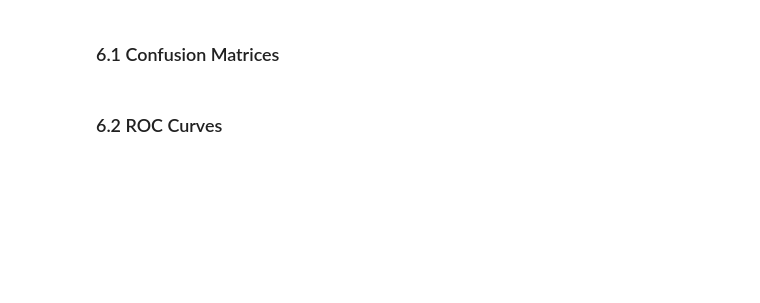
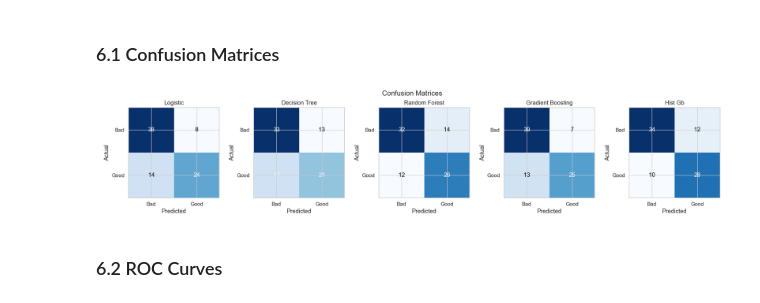
Before and after one commit to ritamrabha/Football-Performance-Prediction, a Jupyter notebook: notebooks/Football_Performance_Prediction.ipynb, the cells around one changed output. Saved outputs shown, nothing was run; the diff lists cells and outputs as text; code cells hidden in the pictures; blank space fills up the shorter version.

```diff
--- a/notebooks/Football_Performance_Prediction.ipynb
+++ b/notebooks/Football_Performance_Prediction.ipynb
@@ -289,7 +506,44 @@ comparison_df, predictions, probas = evaluate_all(trained_models, X_test, y_test
 # %% [markdown]
 ### 6.1 Confusion Matrices
 # %%
-_ = plot_confusion_matrices(trained_models, predictions, y_test, '../outputs')Image('../outputs/confusion_matrices.png')
+import matplotlib.pyplot as plt
+import numpy as np
+from sklearn.metrics import confusion_matrix
+from IPython.display import Image, display
+
+models = list(trained_models.keys())
+
+fig, axes = plt.subplots(1, len(models), figsize=(20, 4))
+
+for i, name in enumerate(models):
+    y_pred = predictions[name]
+    cm = confusion_matrix(y_test, y_pred)
+
+    ax = axes[i]
+    im = ax.imshow(cm, cmap='Blues')
+
+    for x in range(2):
+        for y in range(2):
+            ax.text(y, x, cm[x, y], ha='center', va='center',
+                    color='white' if cm[x, y] > cm.max()/2 else 'black')
+
+    ax.set_title(name.replace('_', ' ').title())
+    ax.set_xticks([0,1])
+    ax.set_yticks([0,1])
+    ax.set_xticklabels(['Bad','Good'])
+    ax.set_yticklabels(['Bad','Good'])
+    ax.set_xlabel("Predicted")
+    ax.set_ylabel("Actual")
+
+plt.suptitle("Confusion Matrices", fontsize=16)
+plt.tight_layout()
+
+plt.savefig('../outputs/confusion_matrices.png')
+plt.close()
+
+display(Image('../outputs/confusion_matrices.png'))
+# %% [output]
+[figure, added]
 # %% [markdown]
 ### 6.2 ROC Curves
 # %%
```
Also changed, not shown: parts of 17 cells of this notebook, 11 other files.
